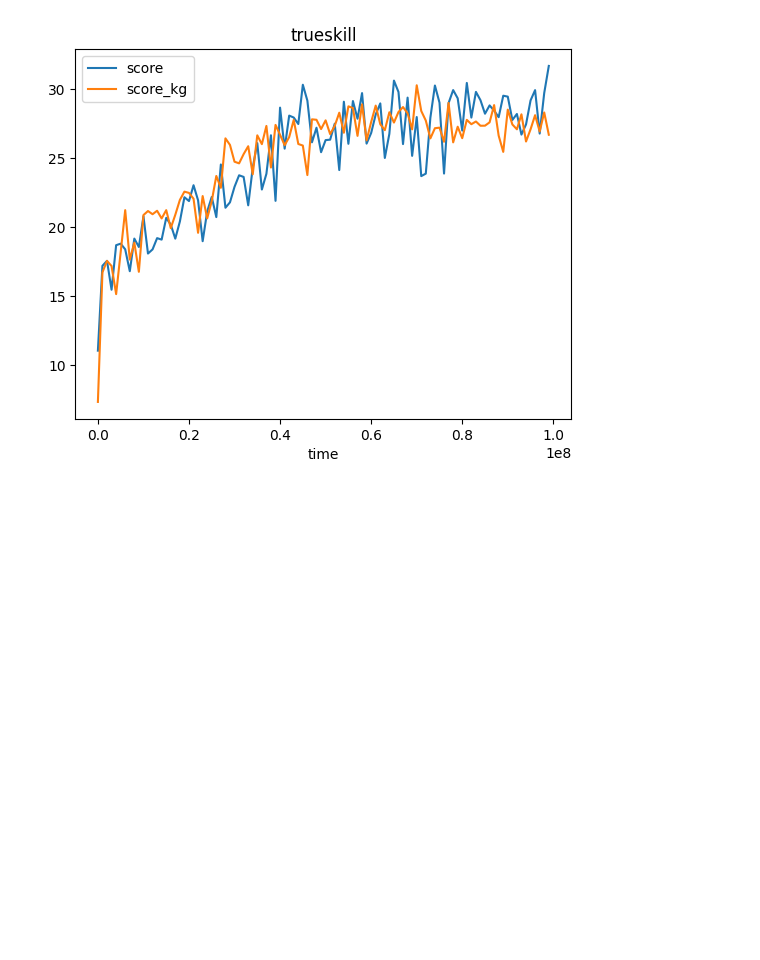
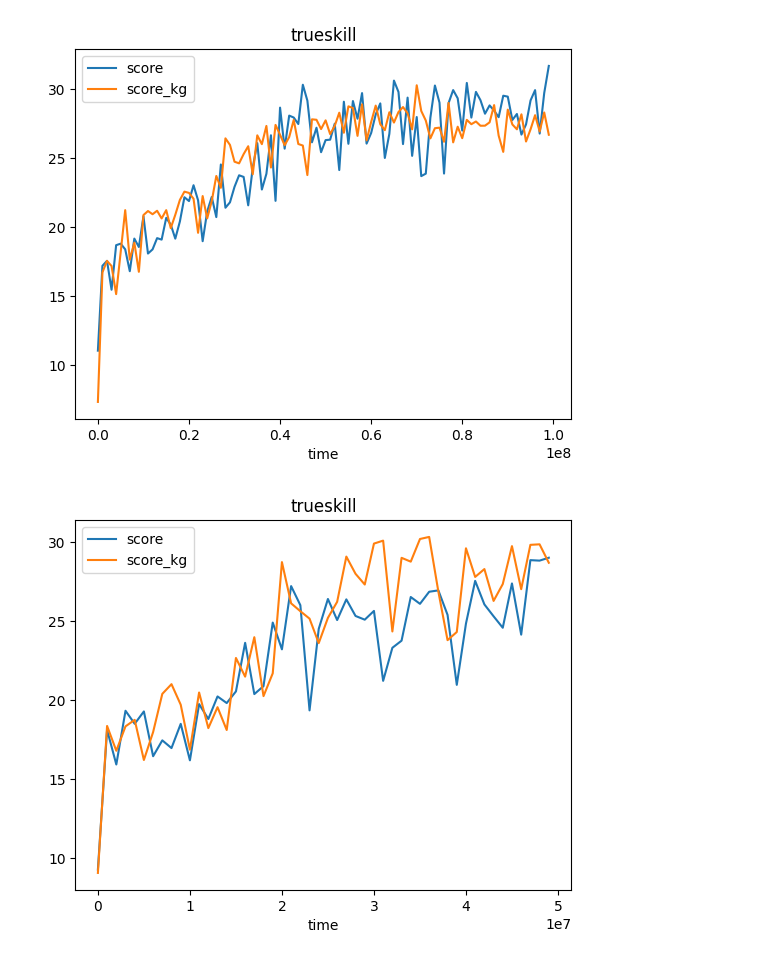
Before and after one commit to adFrej/kg-rl-rts, a Jupyter notebook: training_loss.ipynb, the cells around one changed output. Drawn from its saved outputs; the diff is of its cells as text; code cells hidden in the pictures; blank space fills up the shorter version.

```diff
--- a/training_loss.ipynb
+++ b/training_loss.ipynb
@@ -94,3 +94,7 @@ draw_score(r"MicroRTSGridModeVecEnv__ppo_gridnet____7__1723935982", r"MicroRTSGr
 draw_score(r"MicroRTSGridModeVecEnv__ppo_gridnet____7__1723935982", r"MicroRTSGridModeVecEnv__ppo_gridnet__prior__kg4__10__1724082029")
 # %% [output]
 [figure]
+# %%
+draw_score(r"MicroRTSGridModeVecEnv__ppo_gridnet____8__1724231973", r"MicroRTSGridModeVecEnv__ppo_gridnet__prior__kg4__11__1724176600")
+# %% [output]
+[figure, added]
```
Also changed, not shown: 51 other files.
